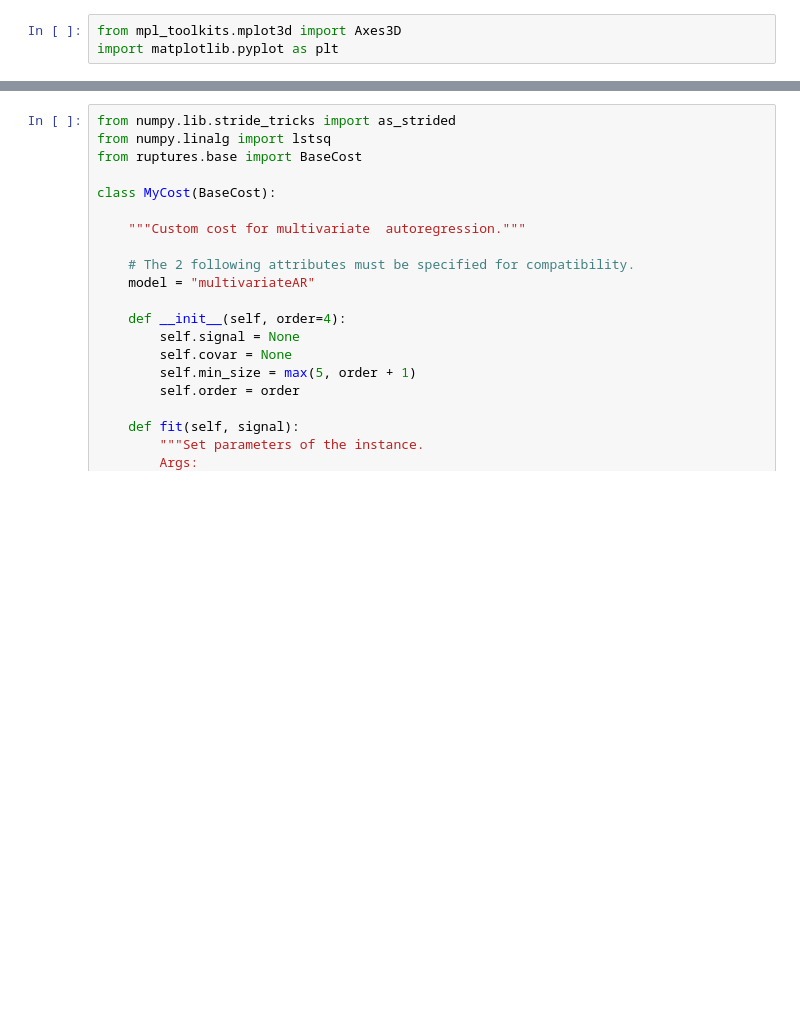
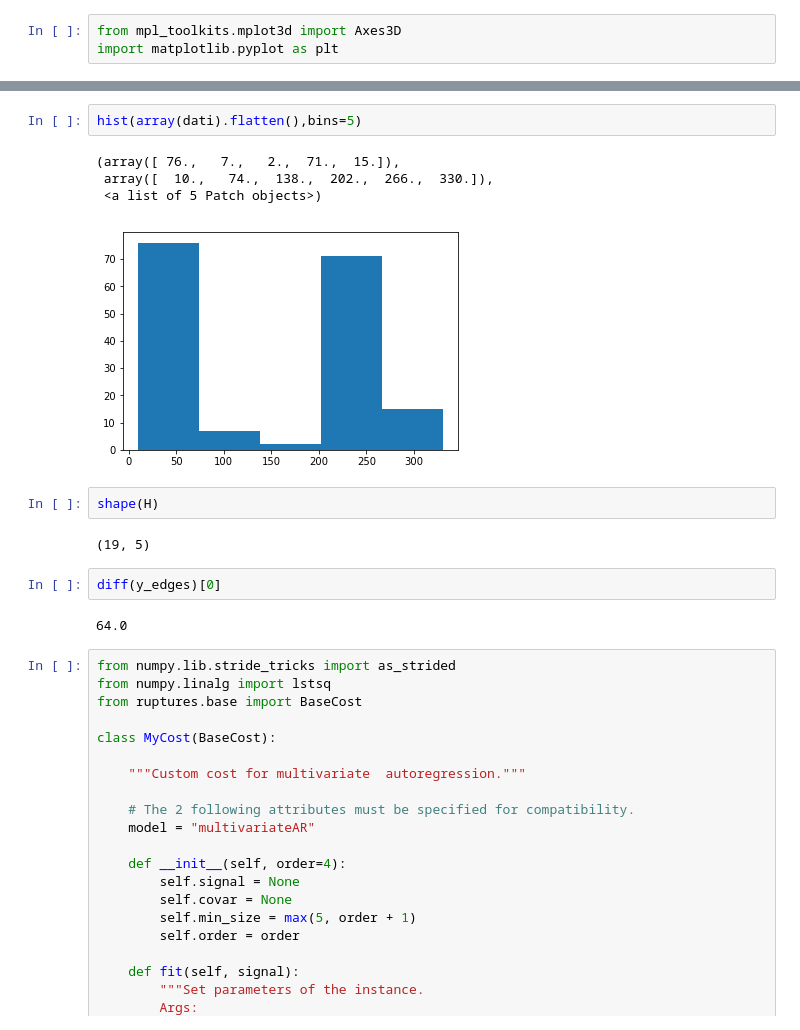
Before and after one commit to g-torr/data-driven, a Jupyter notebook: changepoint.ipynb, the cells around one changed output, grey strips where cells are left out. Cells and saved outputs as stored; diff of their text form; blank space fills up the shorter version.

```diff
--- a/changepoint.ipynb
+++ b/changepoint.ipynb
@@ -309,3 +282,18 @@ array([[0., 6., 3.],
+# %%
+hist(array(dati).flatten(),bins=5)
+# %% [output]
+(array([ 76.,   7.,   2.,  71.,  15.]),
+ array([  10.,   74.,  138.,  202.,  266.,  330.]),
+ <a list of 5 Patch objects>)
+[figure, added]
+# %%
+shape(H)
+# %% [output]
+(19, 5)
+# %%
+diff(y_edges)[0]
+# %% [output]
+64.0
 # %%
 from numpy.lib.stride_tricks import as_strided
 from numpy.linalg import lstsq
```
Also changed, not shown: parts of 12 cells of this notebook, 4 other files.
